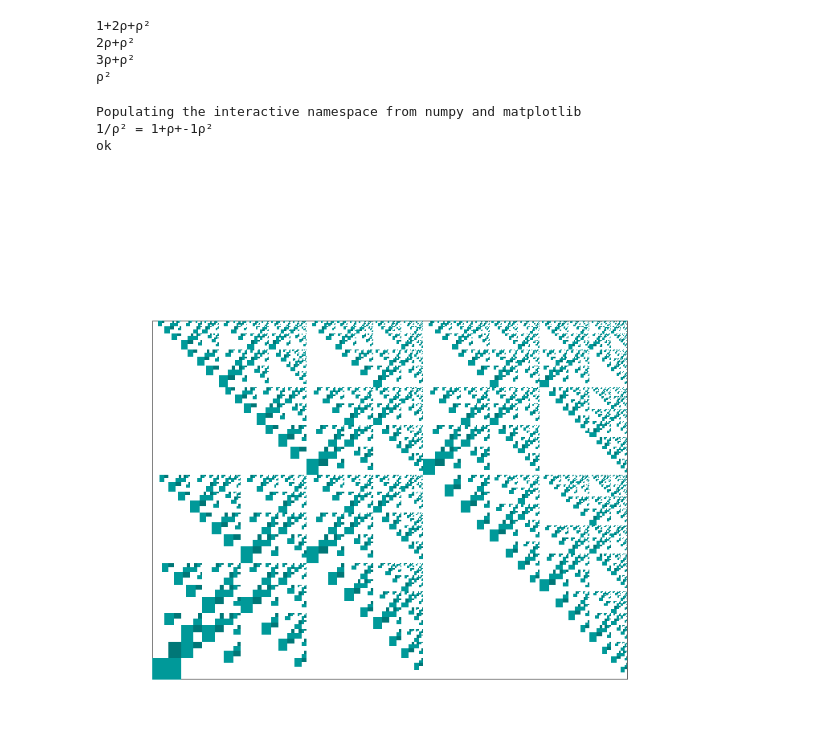
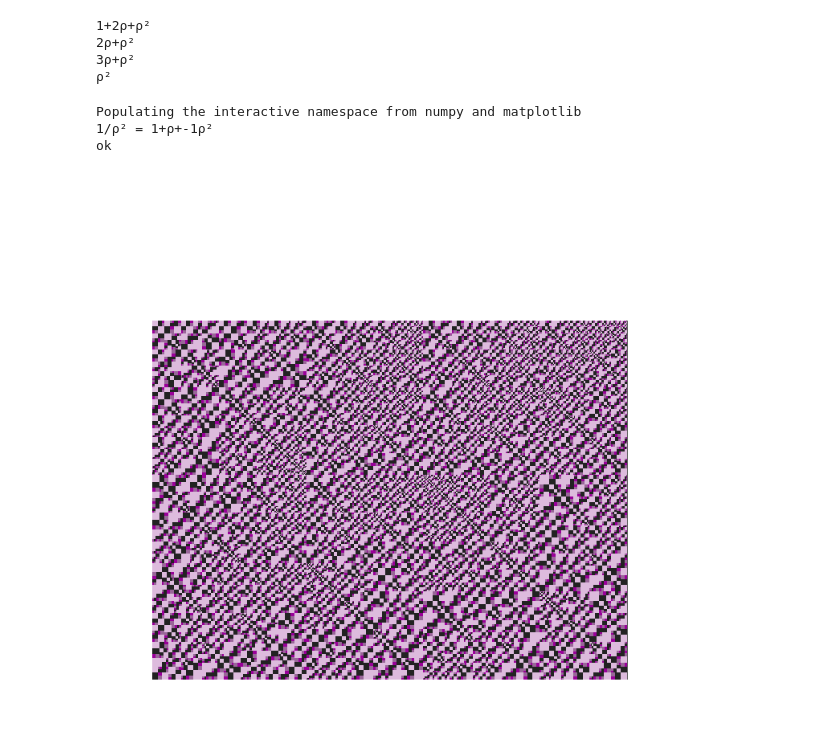
Before and after one commit to vorth/ipython, a Jupyter notebook: PlasticNumbers.ipynb, the cells around one changed output. Cells and saved outputs as stored; diff of their text form; code cells hidden in the pictures.

```diff
--- a/PlasticNumbers.ipynb
+++ b/PlasticNumbers.ipynb
@@ -228,48 +228,47 @@ def cut1( ax, vertices, depth ):
     #line( ax, v7, v8 )
     if depth > 0:
         cut1( ax, ( v1, v4, v6, v5 ), depth-1 )
-        cut1( ax, ( v7, v8, v3, v6 ), depth-1 )
-        cut2( ax, ( v5, v2, v8, v7 ), depth-1 )
+        cut1( ax, ( v7, v8, v3, v6 ), depth-2 )
+        cut2( ax, ( v5, v2, v8, v7 ), depth-3 )
     else:
-        rect( ax, ( v5, v6, v4, v1 ), '#009999' )
-        rect( ax, ( v7, v8, v3, v6 ), '#007777' )
+        rect( ax, ( v5, v6, v4, v1 ), '#222222' )
+        rect( ax, ( v7, v8, v3, v6 ), '#990099' )
+        rect( ax, ( v5, v2, v8, v7 ), '#996699' )
 
 def cut2( ax, vertices, depth ):
     v1, v2, v3, v4 = vertices
     v5 = part( v1, v2 )
     v6 = part( v4, v3 )
     v7 = part( v4, v1 )
     v8 = part( v3, v2 )
     v9 = part( v7, v8 )
     #line( ax, v5, v6 )
     #line( ax, v7, v8 )
     if depth > 0:
-        cut1( ax, ( v9, v6, v3, v8 ), depth-1 )
-        #cut1( ax, ( v7, v9, v5, v1 ), depth-1 )
-        cut2( ax, ( v7, v9, v6, v4 ), depth-2 )
-        cut2( ax, ( v5, v2, v8, v9 ), depth-2 )
-    #else:
-        #rect( ax, ( v6, v9, v8, v3 ), '#ccbbbb' )
+        cut1( ax, ( v9, v6, v3, v8 ), depth-2 )
+        cut1( ax, ( v9, v7, v1, v5 ), depth-2 )
+        cut2( ax, ( v7, v9, v6, v4 ), depth-1 )
+        cut2( ax, ( v5, v2, v8, v9 ), depth-3 )
+    else:
+        rect( ax, ( v1, v2, v3, v4 ), '#ddbbdd' )
         #rect( ax, ( v1, v5, v9, v7 ), '#003333' )
-
-
 
 fig = plt.figure(figsize=(12,12))
 ax = fig.add_subplot(111)
 v1, v2, v3, v4 = initialRect
 line( ax, v1, v2 )
 line( ax, v2, v3 )
 line( ax, v3, v4 )
 line( ax, v4, v1 )
-cut1( ax, initialRect, 9 )
+cut1( ax, initialRect, 14 )
 ax.set_xlim(-0.1,1.4)
 ax.set_ylim(-0.1,1.4)
 ax.axis('off')
 #fig.savefig( "plasticFractal-01.png" )
 
 print( "ok" )
 # %% [output]
 Populating the interactive namespace from numpy and matplotlib
 1/ρ² = 1+ρ+-1ρ²
 ok
-[figure, old version]
+[figure, new version]
```
Also changed, not shown: parts of 4 cells of this notebook, 4 other files.
